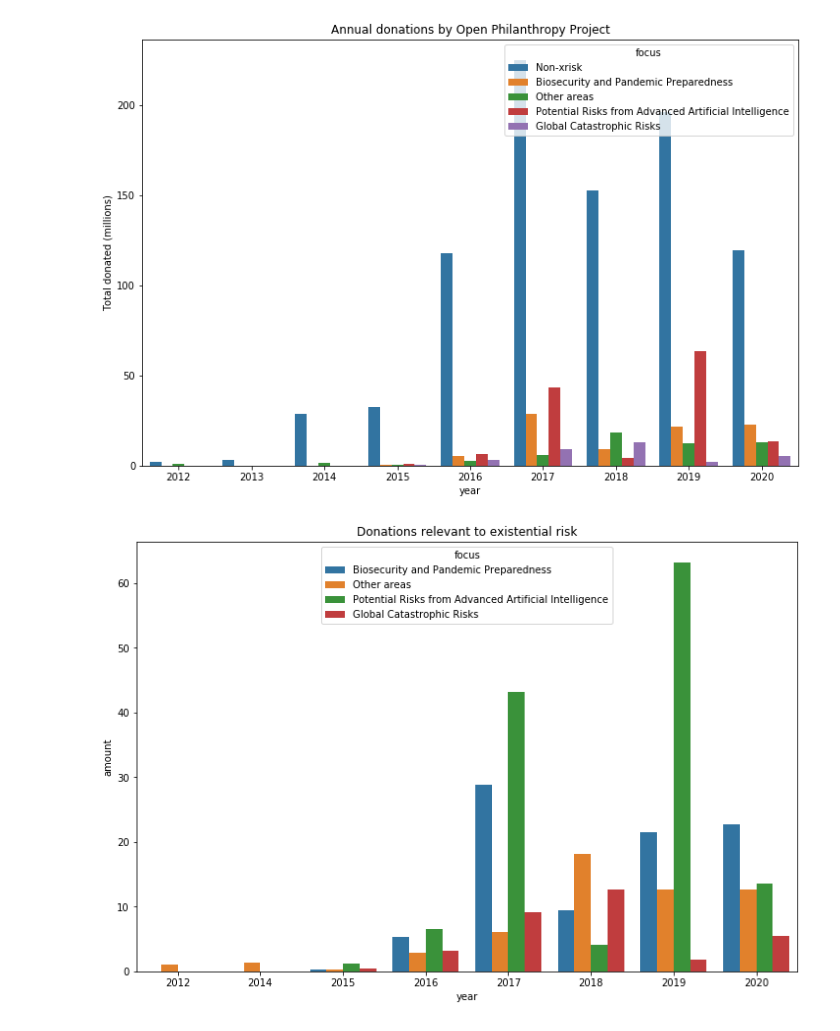
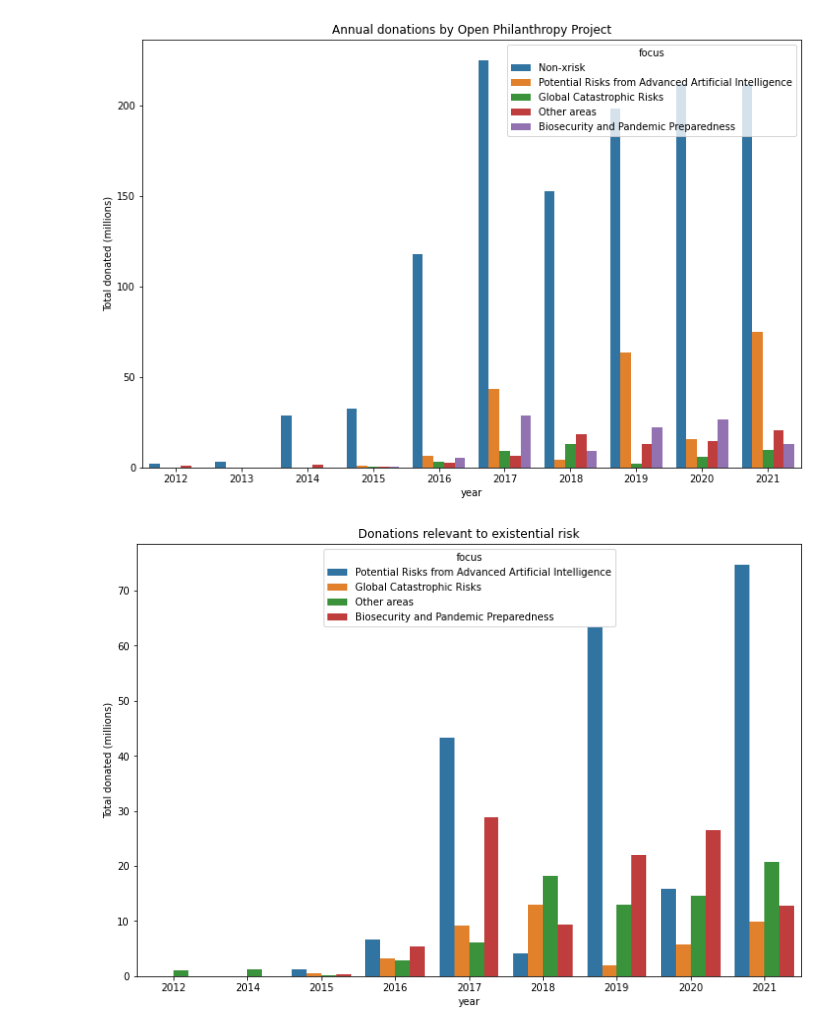
Before and after one commit to RyanCarey/openphil, a Jupyter notebook: openphil.ipynb, the cells around one changed output. Drawn from its saved outputs; the diff is of its cells as text; code cells hidden in the pictures.

```diff
--- a/openphil.ipynb
+++ b/openphil.ipynb
@@ -17,7 +17,7 @@ xrisk_foci = ['Biosecurity and Pandemic Preparedness', 'Global Catastrophic Risk
              'Potential Risks from Advanced Artificial Intelligence', 'Other areas']
 df['Focus Area'] = [i if i in xrisk_foci else 'Non-xrisk' for i in  df['Focus Area']]
 df.columns = ['grant', 'organization', 'focus', 'amount', 'month', 'year']
-#df = df[df['year'] < 2020] #remove record of 2020, which is incomplete
+df = df[df['year'] < 2022] #remove record of 2022, which is incomplete
 # %%
 years = sorted(set(df['year']))
 annual_amts = [df[df['year']==year]['amount'].sum() for year in years]
@@ -32,14 +32,15 @@ sns.barplot(x='year', y='amount', hue='focus', data=df, estimator=sum, ci=None);
 plt.title('Annual donations by Open Philanthropy Project');
 plt.ylabel('Total donated (millions)');
 # %% [output]
-[figure, old version]
+[figure, new version]
 # %%
 df_xrisk = df[[i in xrisk_foci for i in df['focus']]]
 plt.figure(figsize=(12,8))
 sns.barplot(x='year', y='amount', hue='focus', data=df_xrisk, estimator=sum, ci=None);
 plt.title('Donations relevant to existential risk');
+plt.ylabel('Total donated (millions)');
 # %% [output]
-[figure, old version]
+[figure, new version]
 # %%
 #construct a dataframe of annual spending percentages
 df_perc = []
```
Also changed, not shown: parts of 2 cells of this notebook, 1 other file.
